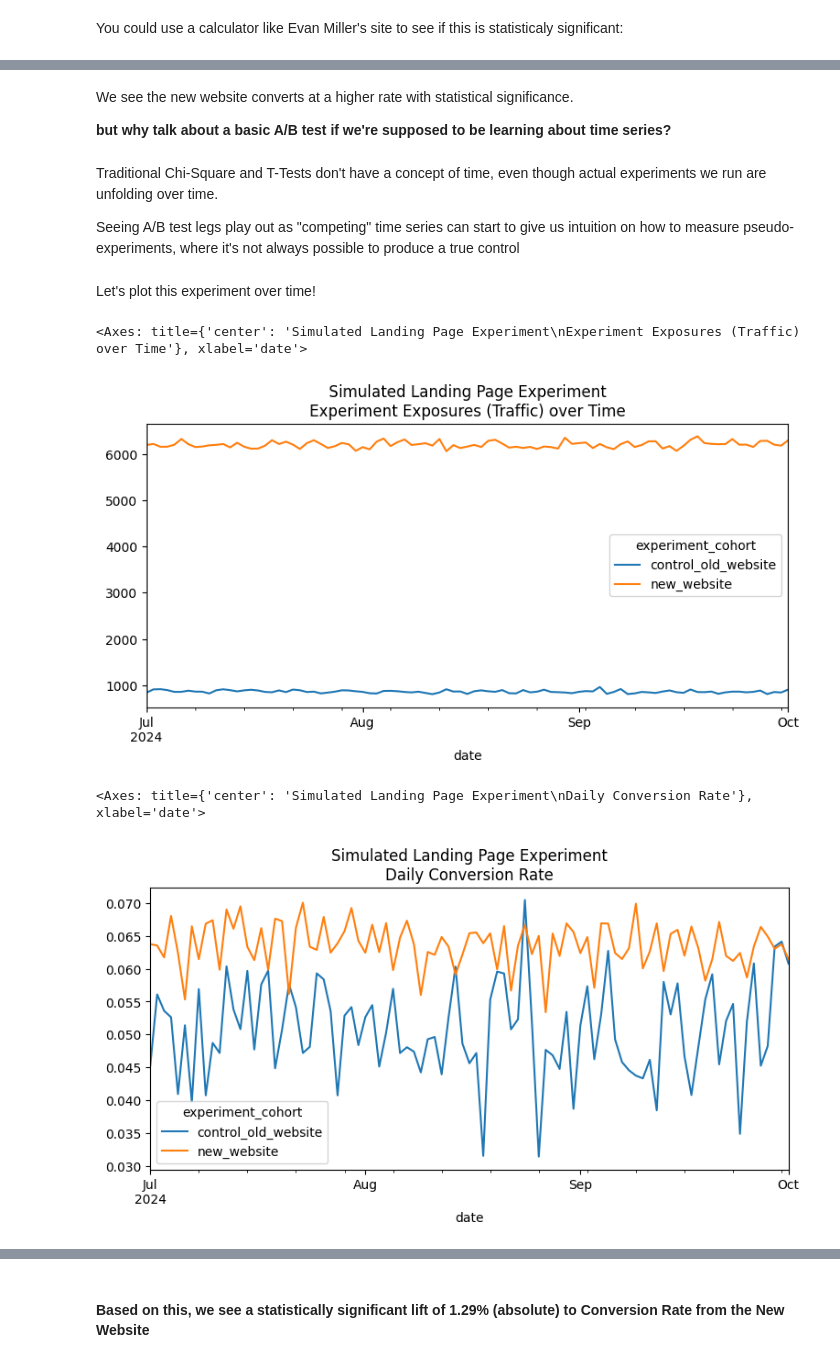
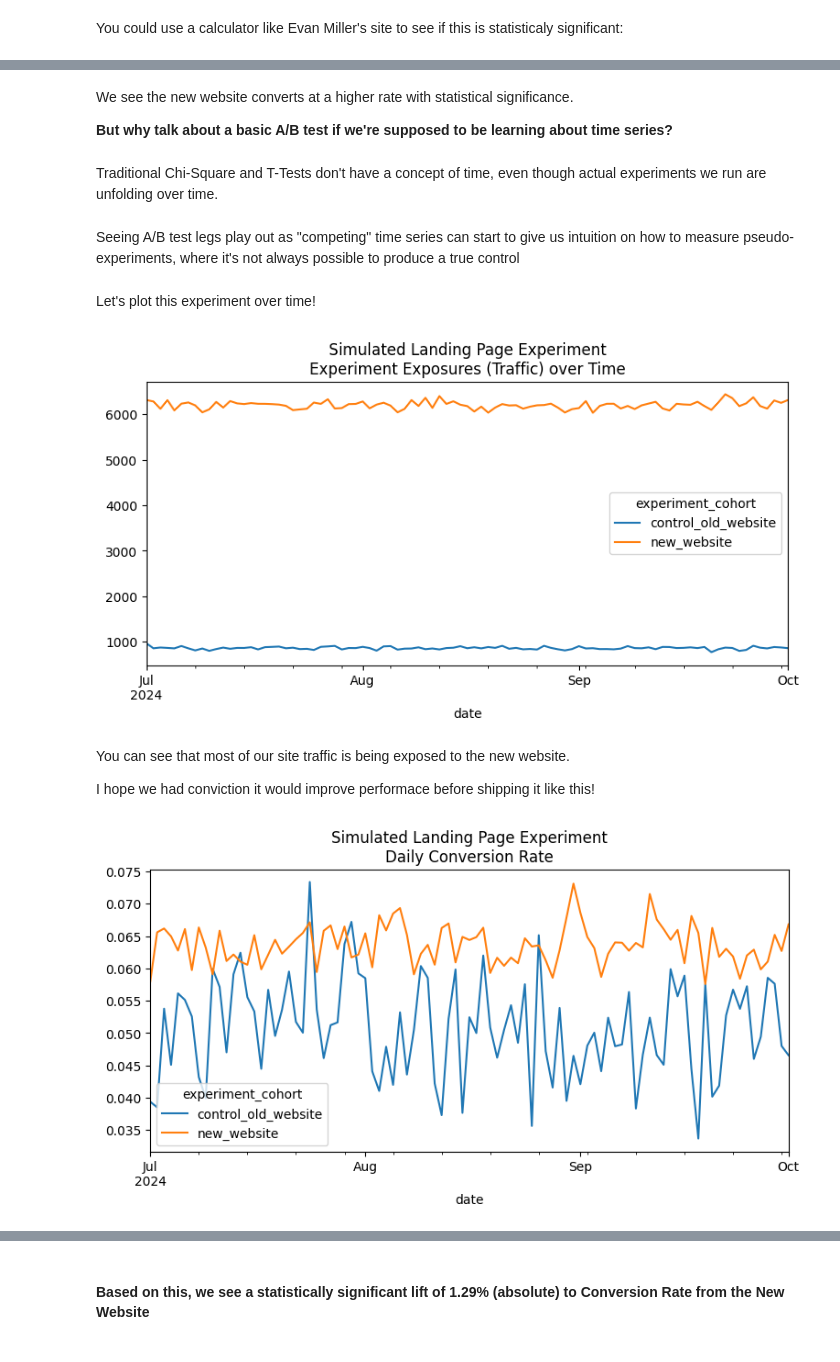
Before and after one commit to kylefromindy/MADS_time_series_pseudo_experiments, a Jupyter notebook: 1 - Simple Experiment with Regression.ipynb, the cells around one changed output, grey strips where cells are left out. Drawn from its saved outputs; the diff is of its cells as text; code cells hidden in the pictures.

```diff
--- a/1 - Simple Experiment with Regression.ipynb
+++ b/1 - Simple Experiment with Regression.ipynb
@@ -63,34 +66,31 @@ You could use a calculator like Evan Miller's site to see if this is statistical
 # %% [markdown]
 We see the new website converts at a higher rate with statistical significance.
 
-**but why talk about a basic A/B test if we're supposed to be learning about time series?**
+**But why talk about a basic A/B test if we're supposed to be learning about time series?**
 # %% [markdown]
 Traditional Chi-Square and T-Tests don't have a concept of time, even though actual experiments we run are unfolding over time.
-
-Seeing A/B test legs play out as "competing" time series can start to give us intuition on how to measure pseudo-experiments, where it's not always possible to produce a true control
+# %% [markdown]
+Seeing A/B test legs play out as "competing" time series can start to give us intuition on how to measure pseudo-experiments, where it's not always possible to produce a true control
 # %% [markdown]
 Let's plot this experiment over time!
 # %%
 df.groupby(['date', 'experiment_cohort']).conversion.count().unstack()\
-.plot(
-    title='Simulated Landing Page Experiment\nExperiment Exposures (Traffic) over Time',
-    kind='line',
-    figsize=(9,4)
-)
+.plot(title='Simulated Landing Page Experiment\nExperiment Exposures (Traffic) over Time', kind='line', figsize=(9,4))
+plt.show()
 # %% [output]
-<Axes: title={'center': 'Simulated Landing Page Experiment\nExperiment Exposures (Traffic) over Time'}, xlabel='date'>
-[figure, old version]
+[figure, new version]
+# %% [markdown]
+You can see that most of our site traffic is being exposed to the new website.
+
+
+I hope we had conviction it would improve performace before shipping it like this!
 # %%
 df.groupby(['date', 'experiment_cohort']).conversion.sum().unstack().div(
   df.groupby(['date', 'experiment_cohort']).conversion.count().unstack()
-).plot(
-    title='Simulated Landing Page Experiment\nDaily Conversion Rate',
-    kind='line',
-    figsize=(9,4)
-)
+).plot(title='Simulated Landing Page Experiment\nDaily Conversion Rate', kind='line', figsize=(9,4))
+plt.show()
 # %% [output]
-<Axes: title={'center': 'Simulated Landing Page Experiment\nDaily Conversion Rate'}, xlabel='date'>
-[figure, old version]
+[figure, new version]
 # %% [markdown]
 From the daily data in these charts, we can see that the new website is generally performing better, but remember that a Chi-Squared Test or T-Test are statisticts on all available up until the point of computation. A better visualization of this data is to show the cumulative conversion rates of each test leg over time.
 
```
Also changed, not shown: parts of 14 cells of this notebook, 10 other files.
